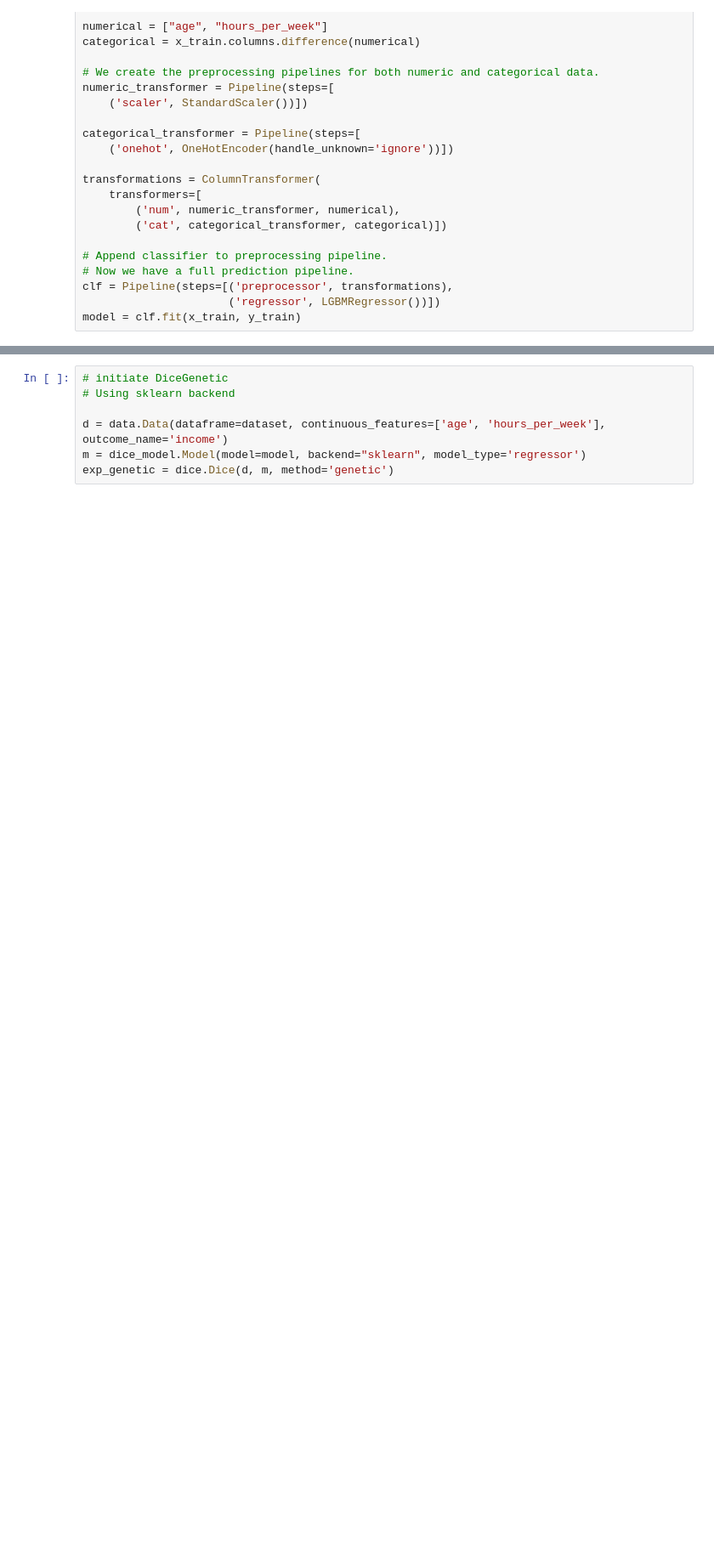
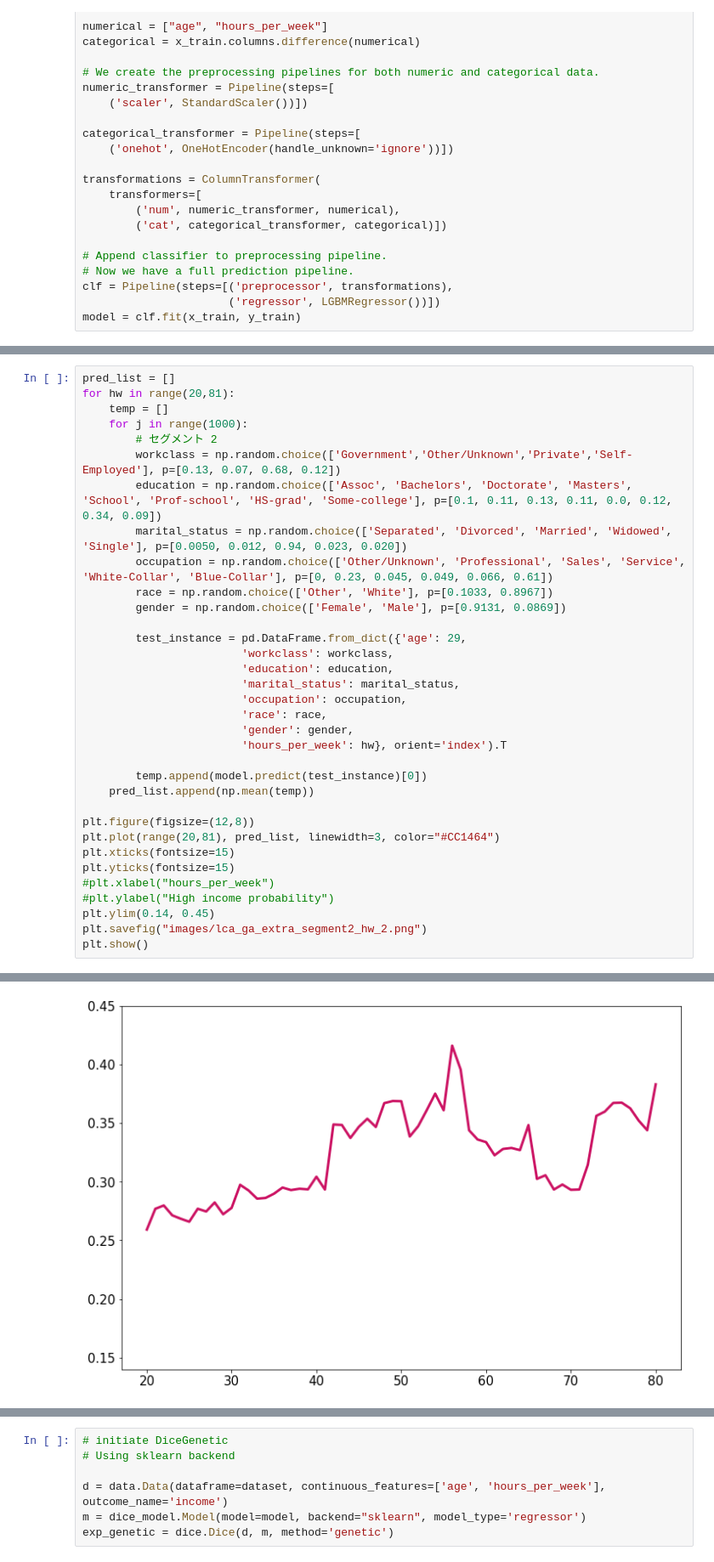
Before and after one commit to sumugit/DiCE, a Jupyter notebook: dice_ml_test/genetic_sample.ipynb, the cells around one changed output, grey strips where cells are left out. Shown at 85% size. Drawn from its saved outputs; the diff is of its cells as text; blank space fills up the shorter version.

```diff
--- a/dice_ml_test/genetic_sample.ipynb
+++ b/dice_ml_test/genetic_sample.ipynb
@@ -62,0 +65,35 @@ model = clf.fit(x_train, y_train)
+# %%
+pred_list = []
+for hw in range(20,81):
+    temp = []
+    for j in range(1000):
+        # セグメント 2
+        workclass = np.random.choice(['Government','Other/Unknown','Private','Self-Employed'], p=[0.13, 0.07, 0.68, 0.12])
+        education = np.random.choice(['Assoc', 'Bachelors', 'Doctorate', 'Masters', 'School', 'Prof-school', 'HS-grad', 'Some-college'], p=[0.1, 0.11, 0.13, 0.11, 0.0, 0.12, 0.34, 0.09])
+        marital_status = np.random.choice(['Separated', 'Divorced', 'Married', 'Widowed', 'Single'], p=[0.0050, 0.012, 0.94, 0.023, 0.020])
+        occupation = np.random.choice(['Other/Unknown', 'Professional', 'Sales', 'Service', 'White-Collar', 'Blue-Collar'], p=[0, 0.23, 0.045, 0.049, 0.066, 0.61])
+        race = np.random.choice(['Other', 'White'], p=[0.1033, 0.8967])
+        gender = np.random.choice(['Female', 'Male'], p=[0.9131, 0.0869])
+
+        test_instance = pd.DataFrame.from_dict({'age': 29,
+                        'workclass': workclass,
+                        'education': education,
+                        'marital_status': marital_status,
+                        'occupation': occupation,
+                        'race': race,
+                        'gender': gender,
+                        'hours_per_week': hw}, orient='index').T
+
+        temp.append(model.predict(test_instance)[0])
+    pred_list.append(np.mean(temp))
+
+plt.figure(figsize=(12,8))
+plt.plot(range(20,81), pred_list, linewidth=3, color="#CC1464")
+plt.xticks(fontsize=15)
+plt.yticks(fontsize=15)
+#plt.xlabel("hours_per_week")
+#plt.ylabel("High income probability")
+plt.ylim(0.14, 0.45)
+plt.savefig("images/lca_ga_extra_segment2_hw_2.png")
+plt.show()
+# %% [output]
@@ -62,0 +101 @@ model = clf.fit(x_train, y_train)
+[figure, added]
```
Also changed, not shown: parts of 11 cells of this notebook, 42 other files.
